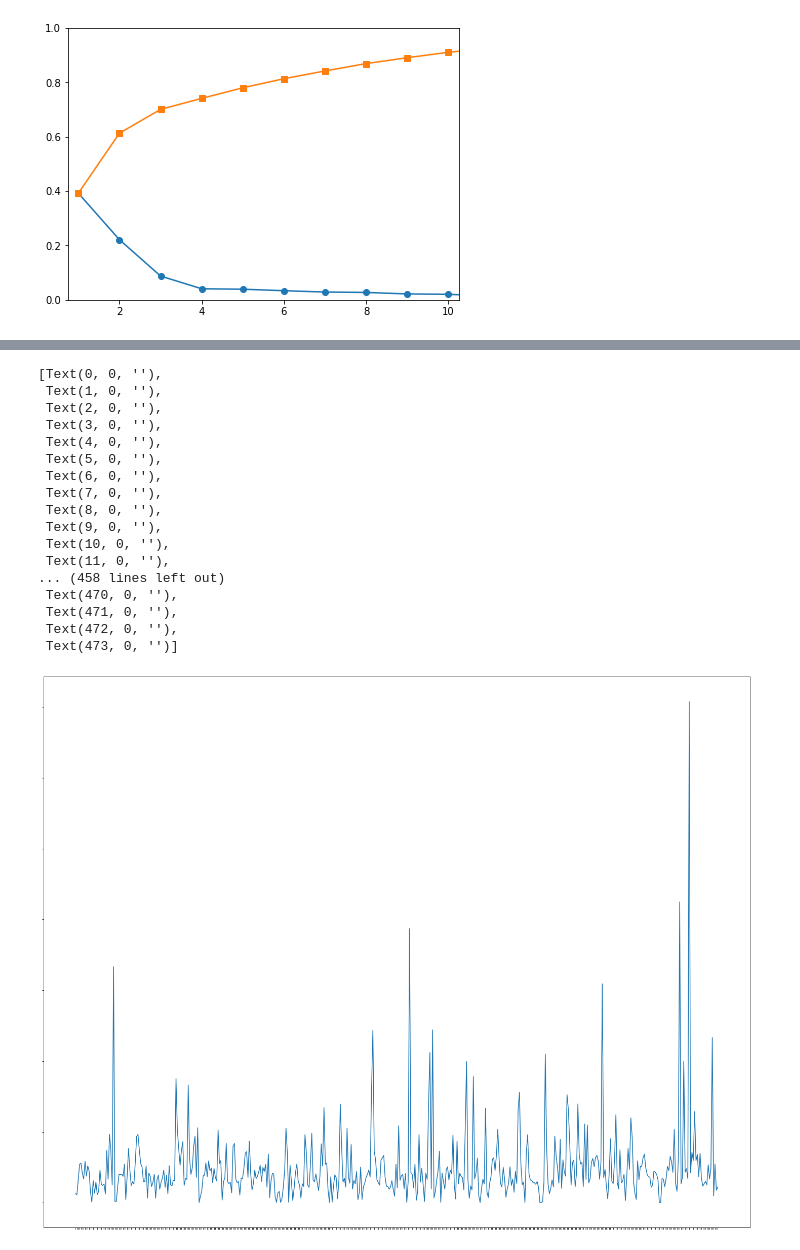
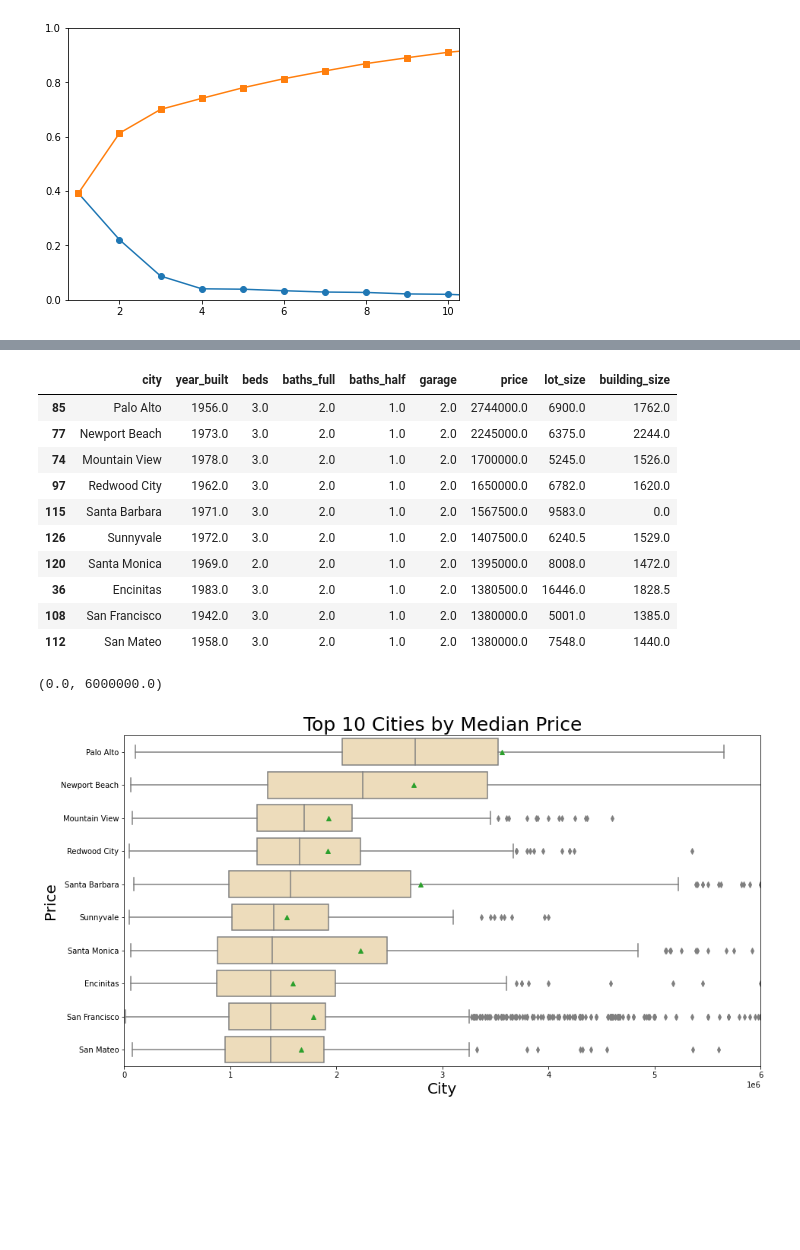
Before and after one commit to sakuraszy/STATS-170A-Group, a Jupyter notebook: presentation_1_data_vis.ipynb, the cells around one changed output, grey strips where cells are left out. Saved outputs shown, nothing was run; the diff lists cells and outputs as text; code cells hidden in the pictures; blank space fills up the shorter version.

```diff
--- a/presentation_1_data_vis.ipynb
+++ b/presentation_1_data_vis.ipynb
@@ -168,24 +168,39 @@ housing_groupby_city
 # %%
-fig, ax = plt.subplots(figsize=(25,20))
-plt.plot(housing_groupby_year_built["city"], housing_groupby_year_built["price"])
-ax.set_yticklabels(ax.get_yticklabels())
-ax.set_xticklabels(ax.get_xticklabels(), rotation="60", horizontalalignment='right')
+##fig, ax = plt.subplots(figsize=(25,20))
+##plt.plot(housing_groupby_city["city"], housing_groupby_city["price"])
+##ax.set_yticklabels(ax.get_yticklabels())
+#ax.set_xticklabels(ax.get_xticklabels(), rotation="60", horizontalalignment='right')
+housing_groupby_city_top_10 = housing_groupby_city.head(10)
+top_10_list = housing_groupby_city_top_10['city'].tolist()
+housing_groupby_city_top_10
 # %% [output]
-[Text(0, 0, ''),
- Text(1, 0, ''),
- Text(2, 0, ''),
- Text(3, 0, ''),
- Text(4, 0, ''),
- Text(5, 0, ''),
- Text(6, 0, ''),
- Text(7, 0, ''),
- Text(8, 0, ''),
- Text(9, 0, ''),
- Text(10, 0, ''),
- Text(11, 0, ''),
-... (458 lines left out)
- Text(470, 0, ''),
- Text(471, 0, ''),
- Text(472, 0, ''),
- Text(473, 0, '')]
-[figure, removed]
+|  | city | year_built | beds | baths_full | baths_half | garage | price | lot_size | building_size |
+| 85 | Palo Alto | 1956.0 | 3.0 | 2.0 | 1.0 | 2.0 | 2744000.0 | 6900.0 | 1762.0 |
+| 77 | Newport Beach | 1973.0 | 3.0 | 2.0 | 1.0 | 2.0 | 2245000.0 | 6375.0 | 2244.0 |
+| 74 | Mountain View | 1978.0 | 3.0 | 2.0 | 1.0 | 2.0 | 1700000.0 | 5245.0 | 1526.0 |
+| 97 | Redwood City | 1962.0 | 3.0 | 2.0 | 1.0 | 2.0 | 1650000.0 | 6782.0 | 1620.0 |
+| 115 | Santa Barbara | 1971.0 | 3.0 | 2.0 | 1.0 | 2.0 | 1567500.0 | 9583.0 | 0.0 |
+| 126 | Sunnyvale | 1972.0 | 3.0 | 2.0 | 1.0 | 2.0 | 1407500.0 | 6240.5 | 1529.0 |
+| 120 | Santa Monica | 1969.0 | 2.0 | 2.0 | 1.0 | 2.0 | 1395000.0 | 8008.0 | 1472.0 |
+| 36 | Encinitas | 1983.0 | 3.0 | 2.0 | 1.0 | 2.0 | 1380500.0 | 16446.0 | 1828.5 |
+| 108 | San Francisco | 1942.0 | 3.0 | 2.0 | 1.0 | 2.0 | 1380000.0 | 5001.0 | 1385.0 |
+| 112 | San Mateo | 1958.0 | 3.0 | 2.0 | 1.0 | 2.0 | 1380000.0 | 7548.0 | 1440.0 |
+# %%
+grouped_price = housing[["city", "price"]]
+grouped_price_top_10 = grouped_price[grouped_price["city"].isin(top_10_list)]
+##grouped_price_top_10.boxplot()
+##grouped_price_top_10 = grouped_price_top_10.groupby("city", as_index = False)
+##grouped_price_top_10.boxplot(subplots = False, rot=45, figsize=(8,10))
+##plt.ylim(0, 5000000)
+fig , ax1 = plt.subplots(figsize=(15,8))
+
+sns.boxplot(y='city',x='price',data=grouped_price_top_10,orient="h", color = "wheat", showmeans=True,
+           order = ['Palo Alto', 'Newport Beach', 'Mountain View', 'Redwood City', 'Santa Barbara', 'Sunnyvale',
+                   'Santa Monica', 'Encinitas', 'San Francisco', 'San Mateo'])
+plt.title("Top 10 Cities by Median Price", fontsize = 25)
+plt.xlabel("City", fontsize = 20)
+plt.ylabel("Price", fontsize = 20)
+plt.xlim(0, 6000000)
+# %% [output]
+(0.0, 6000000.0)
+[figure, added]
```
Also changed, not shown: parts of 4 cells of this notebook.
